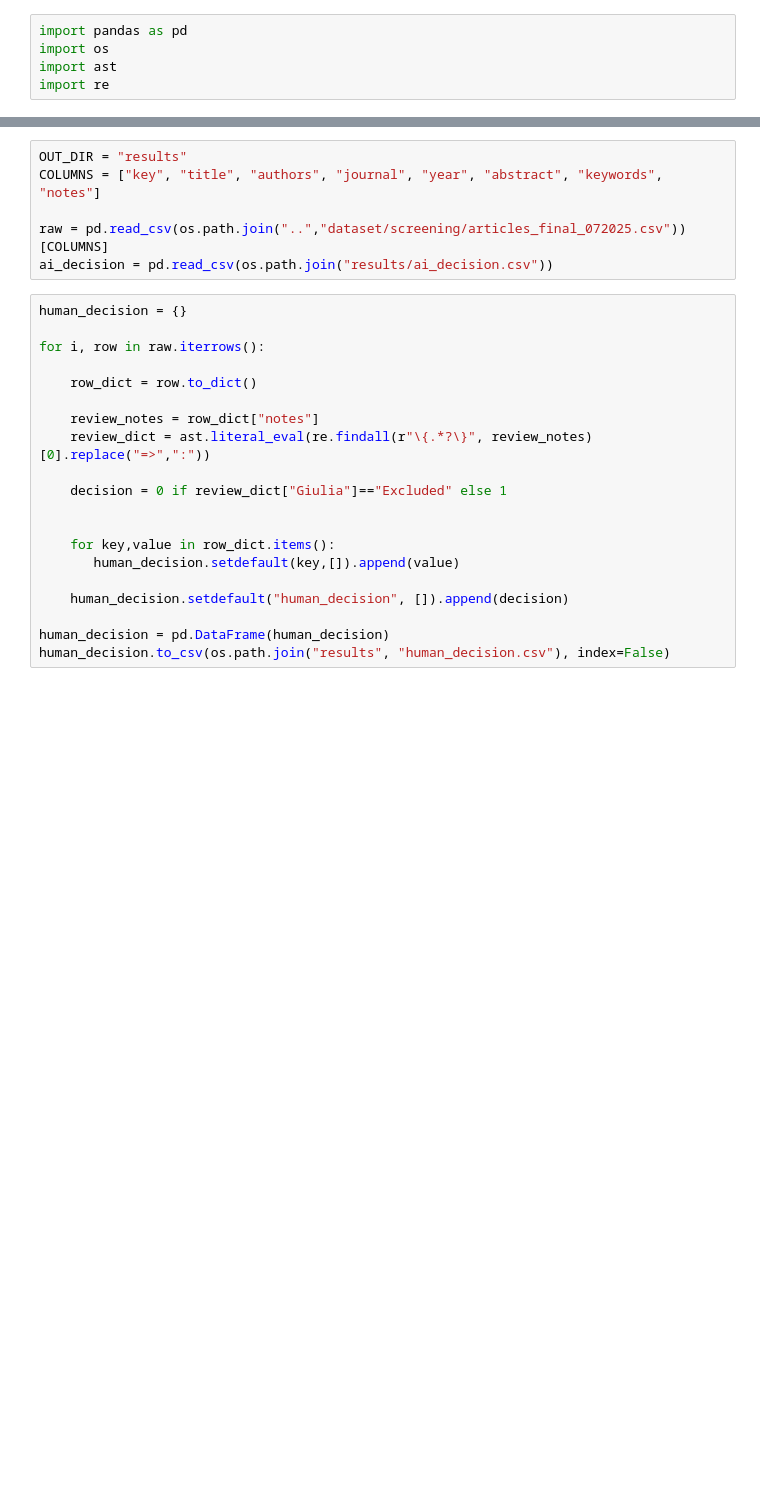
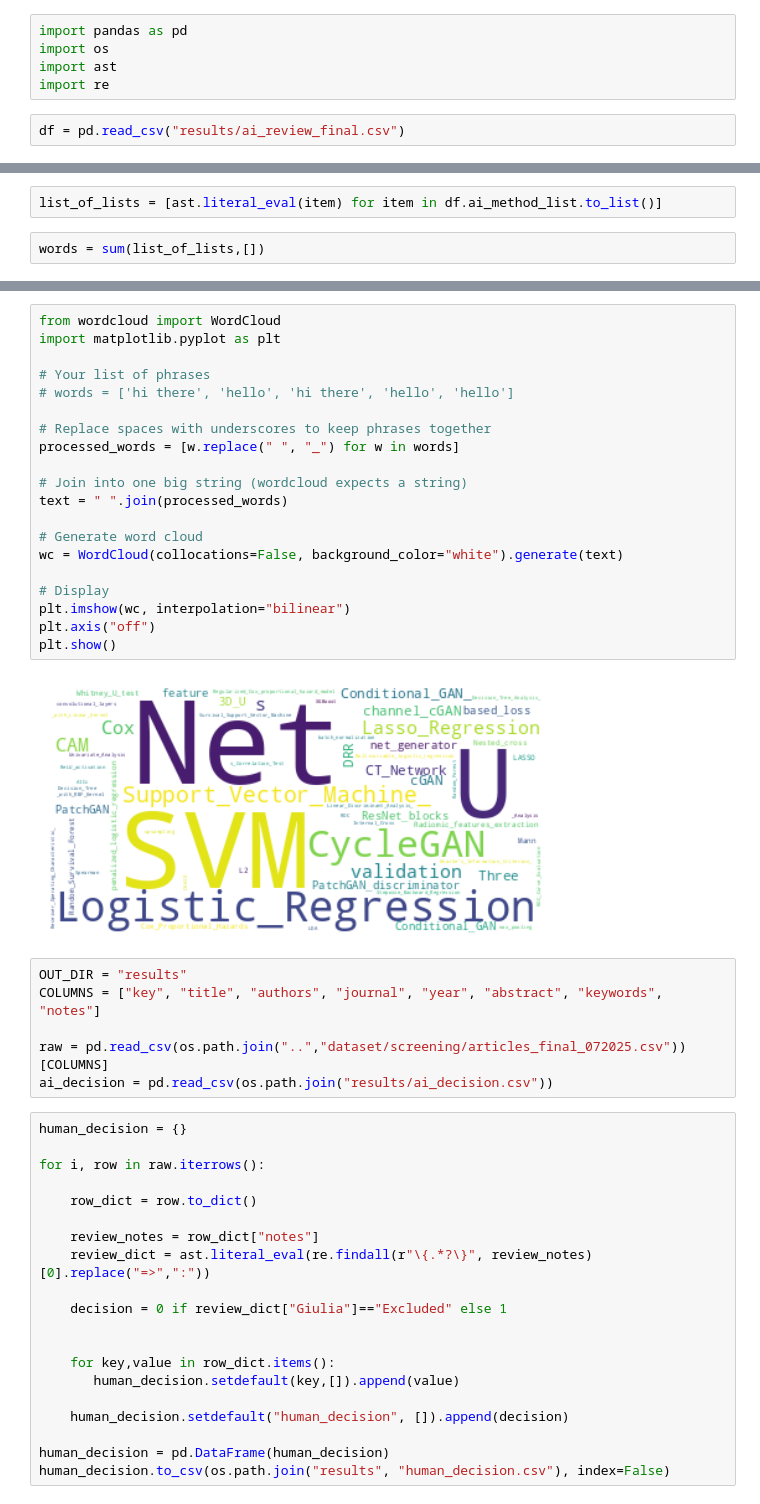
Before and after one commit to sithin-cnao/llm_review, a Jupyter notebook: notebooks/analysis.ipynb, the cells around one changed output, grey strips where cells are left out. Drawn from its saved outputs; the diff is of its cells as text; blank space fills up the shorter version.

```diff
--- a/notebooks/analysis.ipynb
+++ b/notebooks/analysis.ipynb
@@ -3,3 +3,5 @@ import pandas as pd
 import os
 import ast
 import re
+# %%
+df = pd.read_csv("results/ai_review_final.csv")
@@ -5,0 +11,4 @@ import re
+# %%
+list_of_lists = [ast.literal_eval(item) for item in df.ai_method_list.to_list()]
+# %%
+words = sum(list_of_lists,[])
@@ -6,3 +35,25 @@ import re
+# %%
+from wordcloud import WordCloud
+import matplotlib.pyplot as plt
+
+# Your list of phrases
+# words = ['hi there', 'hello', 'hi there', 'hello', 'hello']
+
+# Replace spaces with underscores to keep phrases together
+processed_words = [w.replace(" ", "_") for w in words]
+
+# Join into one big string (wordcloud expects a string)
+text = " ".join(processed_words)
+
+# Generate word cloud
+wc = WordCloud(collocations=False, background_color="white").generate(text)
+
+# Display
+plt.imshow(wc, interpolation="bilinear")
+plt.axis("off")
+plt.show()
+# %% [output]
+[figure, added]
 # %%
 OUT_DIR = "results"
 COLUMNS = ["key", "title", "authors", "journal", "year", "abstract", "keywords", "notes"]
```
Also changed, not shown: parts of 8 cells of this notebook, 14 other files.
